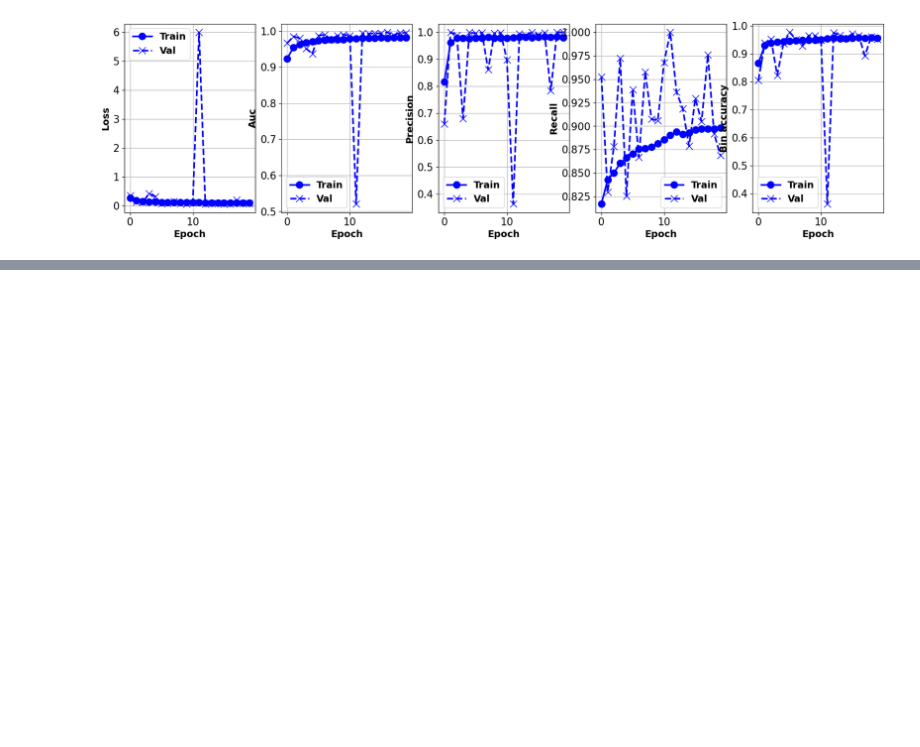
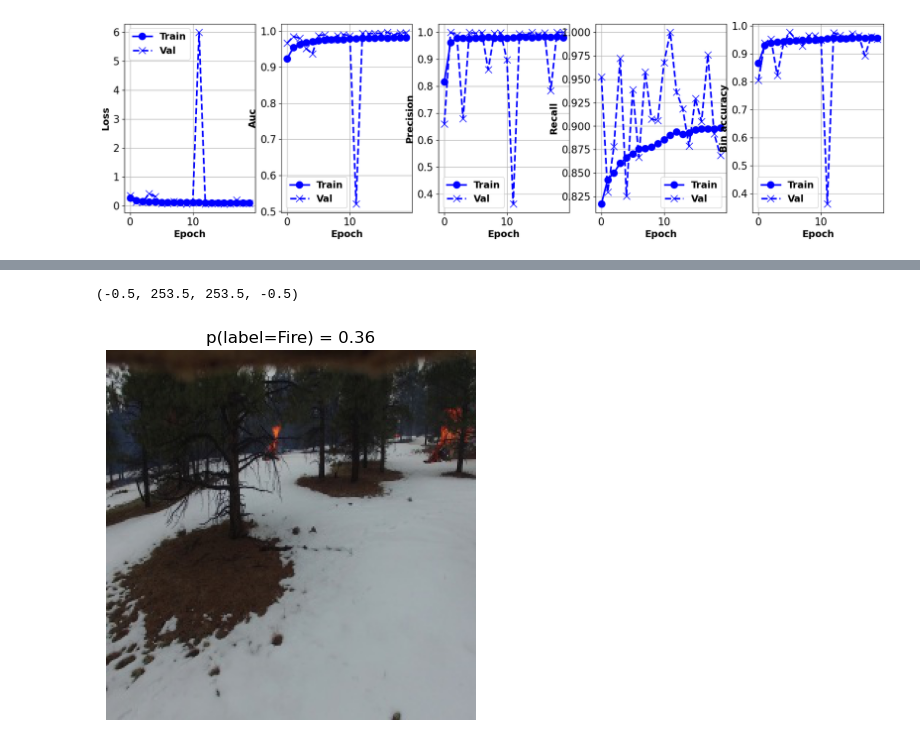
Before and after one commit to martinbatek/IC-UDA-Final-Project, a Jupyter notebook: scripts/UDA_FinalProject_Batek.ipynb, the cells around one changed output, grey strips where cells are left out. Cells and saved outputs as stored; diff of their text form; code cells hidden in the pictures; blank space fills up the shorter version.

```diff
--- a/scripts/UDA_FinalProject_Batek.ipynb
+++ b/scripts/UDA_FinalProject_Batek.ipynb
@@ -673,0 +691,4 @@ pickle.dump(history,open('../models/dcnn_model_training.hist','wb'))
+# %%
+# Set the path to the dataset
+root_path = '../data/FLAME Dataset - Shamsoshoara/'
+# root_path = '../data/FLAME_Dataset_subset/'
@@ -673,0 +711,3 @@ pickle.dump(history,open('../models/dcnn_model_training.hist','wb'))
+# %%
+# Load the final output model
+model = load_model('../models/dcnn_model.keras')
@@ -673,0 +785,12 @@ pickle.dump(history,open('../models/dcnn_model_training.hist','wb'))
+# %%
+# Plot an example image from the test set along with the labels
+test_image = 'Test/Fire/resized_test_fire_frame192.jpg'
+img = img_to_array(load_img(root_path+test_image))
+img_batch = tf.expand_dims(img,0)
+prediction = model.predict(img_batch)[0][0]
+plt.imshow(tf.cast(img,tf.int32))
+plt.title('p(label=Fire) = %.2f'%((1-prediction)))
+plt.axis('off')
+# %% [output]
+(-0.5, 253.5, 253.5, -0.5)
+[figure, added]
```
Also changed, not shown: parts of 11 cells of this notebook, 1 other file.
